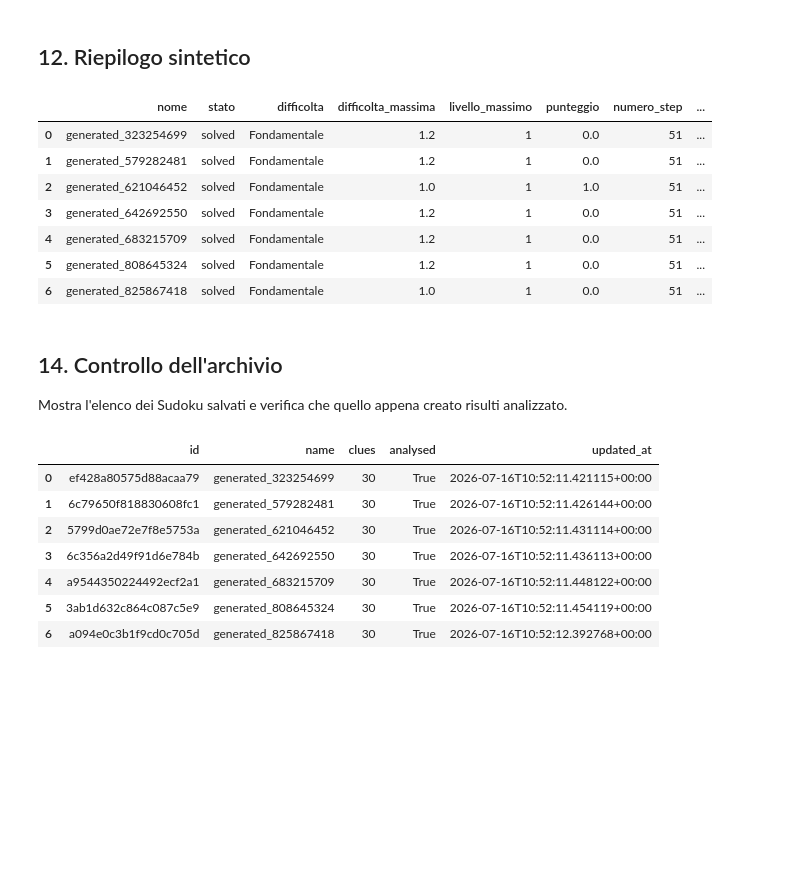
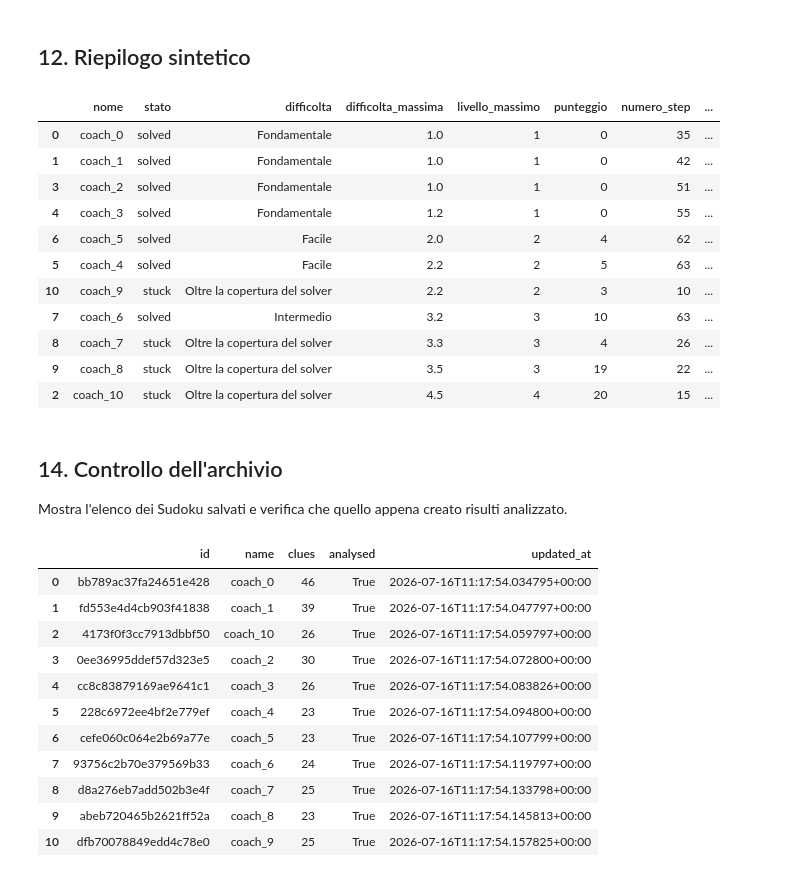
Before and after one commit to GiacomoAru/sudoku_ranker, a Jupyter notebook: sudoku_archive_demo.ipynb, the cells around one changed output. Cells and saved outputs as stored; diff of their text form; code cells hidden in the pictures; blank space fills up the shorter version.

```diff
--- a/sudoku_archive_demo.ipynb
+++ b/sudoku_archive_demo.ipynb
@@ -86,14 +62,13 @@ Percorso: sudoku_data\puzzles\eaf9831aef8074c05f72.json
 
 Il Sudoku viene ricaricato usando il nome assegnato. La griglia caricata viene confrontata con quella generata.
 # %%
-loaded_info = sa.load_sudoku('1')
+loaded_info = sa.load_sudoku('coach_hell_0')
 loaded_puzzle = loaded_info["grid"]
 
 print("Sudoku caricato")
 print("ID:", loaded_info["id"])
 print("Nome:", loaded_info["name"])
 print("Percorso:", loaded_info["path"])
-print("Griglia identica all'originale:", (loaded_puzzle == generated_puzzle).all())
 
 sv.draw_grid(
     loaded_puzzle,
@@ -251,16 +270,20 @@ sv.gallery(sudoku_analysis_list, ncols=5)
 # %% [markdown]
 ## 12. Riepilogo sintetico
 # %%
-sv.analyses_summary_dataframe(sudoku_analysis_list)
+sv.analyses_summary_dataframe(sudoku_analysis_list).sort_values('difficolta_massima')
 # %% [output]
 |  | nome | stato | difficolta | difficolta_massima | livello_massimo | punteggio | numero_step | ... |
-| 0 | generated_323254699 | solved | Fondamentale | 1.2 | 1 | 0.0 | 51 | ... |
-| 1 | generated_579282481 | solved | Fondamentale | 1.2 | 1 | 0.0 | 51 | ... |
-| 2 | generated_621046452 | solved | Fondamentale | 1.0 | 1 | 1.0 | 51 | ... |
-| 3 | generated_642692550 | solved | Fondamentale | 1.2 | 1 | 0.0 | 51 | ... |
-| 4 | generated_683215709 | solved | Fondamentale | 1.2 | 1 | 0.0 | 51 | ... |
-| 5 | generated_808645324 | solved | Fondamentale | 1.2 | 1 | 0.0 | 51 | ... |
-| 6 | generated_825867418 | solved | Fondamentale | 1.0 | 1 | 0.0 | 51 | ... |
+| 0 | coach_0 | solved | Fondamentale | 1.0 | 1 | 0 | 35 | ... |
+| 1 | coach_1 | solved | Fondamentale | 1.0 | 1 | 0 | 42 | ... |
+| 3 | coach_2 | solved | Fondamentale | 1.0 | 1 | 0 | 51 | ... |
+| 4 | coach_3 | solved | Fondamentale | 1.2 | 1 | 0 | 55 | ... |
+| 6 | coach_5 | solved | Facile | 2.0 | 2 | 4 | 62 | ... |
+| 5 | coach_4 | solved | Facile | 2.2 | 2 | 5 | 63 | ... |
+| 10 | coach_9 | stuck | Oltre la copertura del solver | 2.2 | 2 | 3 | 10 | ... |
+| 7 | coach_6 | solved | Intermedio | 3.2 | 3 | 10 | 63 | ... |
+| 8 | coach_7 | stuck | Oltre la copertura del solver | 3.3 | 3 | 4 | 26 | ... |
+| 9 | coach_8 | stuck | Oltre la copertura del solver | 3.5 | 3 | 19 | 22 | ... |
+| 2 | coach_10 | stuck | Oltre la copertura del solver | 4.5 | 4 | 20 | 15 | ... |
 # %% [markdown]
 ## 14. Controllo dell'archivio
 
@@ -270,10 +293,14 @@ archive_dataframe = pd.DataFrame(sa.list_sudokus())
 archive_dataframe
 # %% [output]
 |  | id | name | clues | analysed | updated_at |
-| 0 | ef428a80575d88acaa79 | generated_323254699 | 30 | True | 2026-07-16T10:52:11.421115+00:00 |
-| 1 | 6c79650f818830608fc1 | generated_579282481 | 30 | True | 2026-07-16T10:52:11.426144+00:00 |
-| 2 | 5799d0ae72e7f8e5753a | generated_621046452 | 30 | True | 2026-07-16T10:52:11.431114+00:00 |
-| 3 | 6c356a2d49f91d6e784b | generated_642692550 | 30 | True | 2026-07-16T10:52:11.436113+00:00 |
-| 4 | a9544350224492ecf2a1 | generated_683215709 | 30 | True | 2026-07-16T10:52:11.448122+00:00 |
-| 5 | 3ab1d632c864c087c5e9 | generated_808645324 | 30 | True | 2026-07-16T10:52:11.454119+00:00 |
-| 6 | a094e0c3b1f9cd0c705d | generated_825867418 | 30 | True | 2026-07-16T10:52:12.392768+00:00 |
+| 0 | bb789ac37fa24651e428 | coach_0 | 46 | True | 2026-07-16T11:17:54.034795+00:00 |
+| 1 | fd553e4d4cb903f41838 | coach_1 | 39 | True | 2026-07-16T11:17:54.047797+00:00 |
+| 2 | 4173f0f3cc7913dbbf50 | coach_10 | 26 | True | 2026-07-16T11:17:54.059797+00:00 |
+| 3 | 0ee36995ddef57d323e5 | coach_2 | 30 | True | 2026-07-16T11:17:54.072800+00:00 |
+| 4 | cc8c83879169ae9641c1 | coach_3 | 26 | True | 2026-07-16T11:17:54.083826+00:00 |
+| 5 | 228c6972ee4bf2e779ef | coach_4 | 23 | True | 2026-07-16T11:17:54.094800+00:00 |
+| 6 | cefe060c064e2b69a77e | coach_5 | 23 | True | 2026-07-16T11:17:54.107799+00:00 |
+| 7 | 93756c2b70e379569b33 | coach_6 | 24 | True | 2026-07-16T11:17:54.119797+00:00 |
+| 8 | d8a276eb7add502b3e4f | coach_7 | 25 | True | 2026-07-16T11:17:54.133798+00:00 |
+| 9 | abeb720465b2621ff52a | coach_8 | 23 | True | 2026-07-16T11:17:54.145813+00:00 |
+| 10 | dfb70078849edd4c78e0 | coach_9 | 25 | True | 2026-07-16T11:17:54.157825+00:00 |
```
Also changed, not shown: parts of 12 cells of this notebook, 2 other files.
